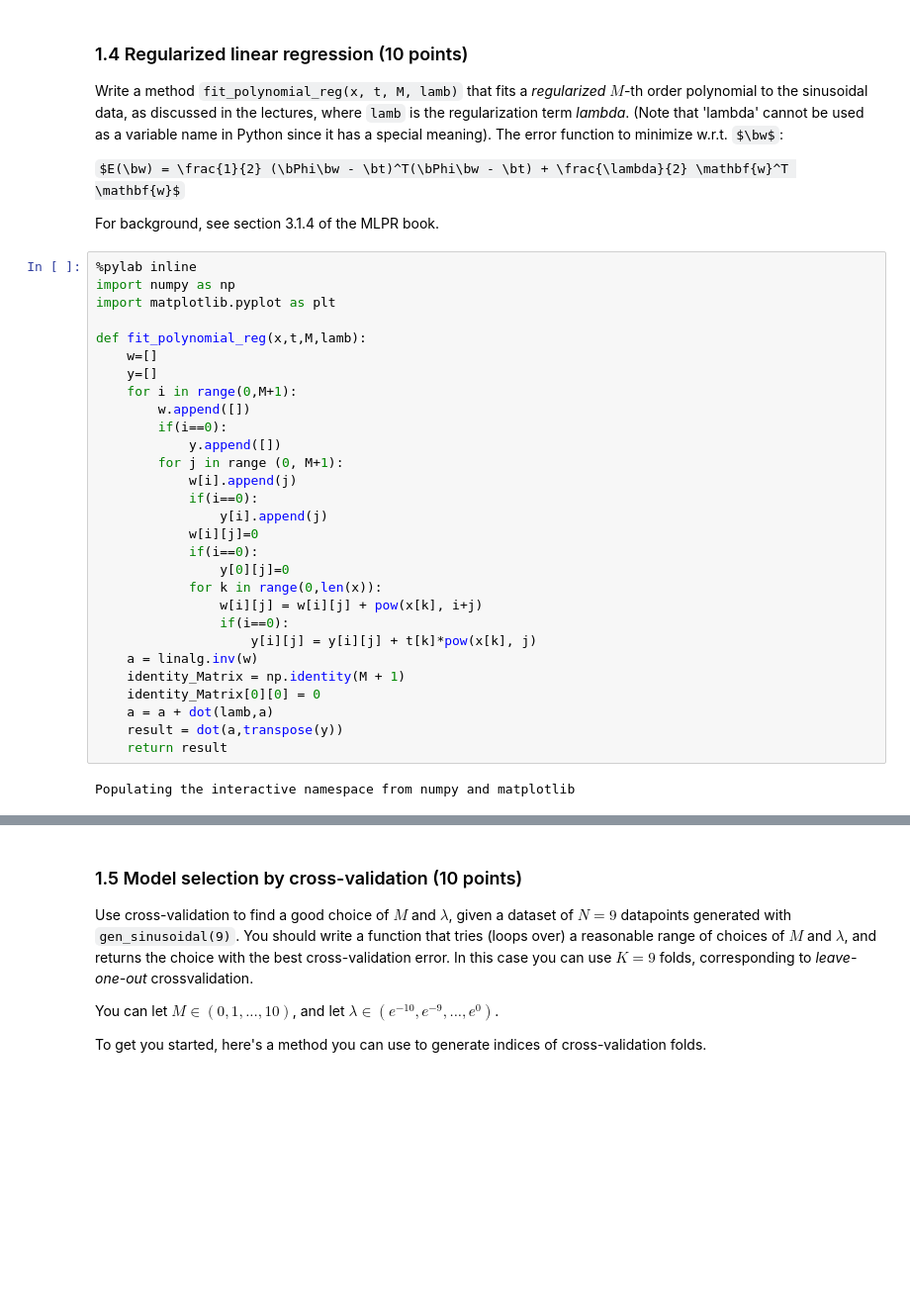
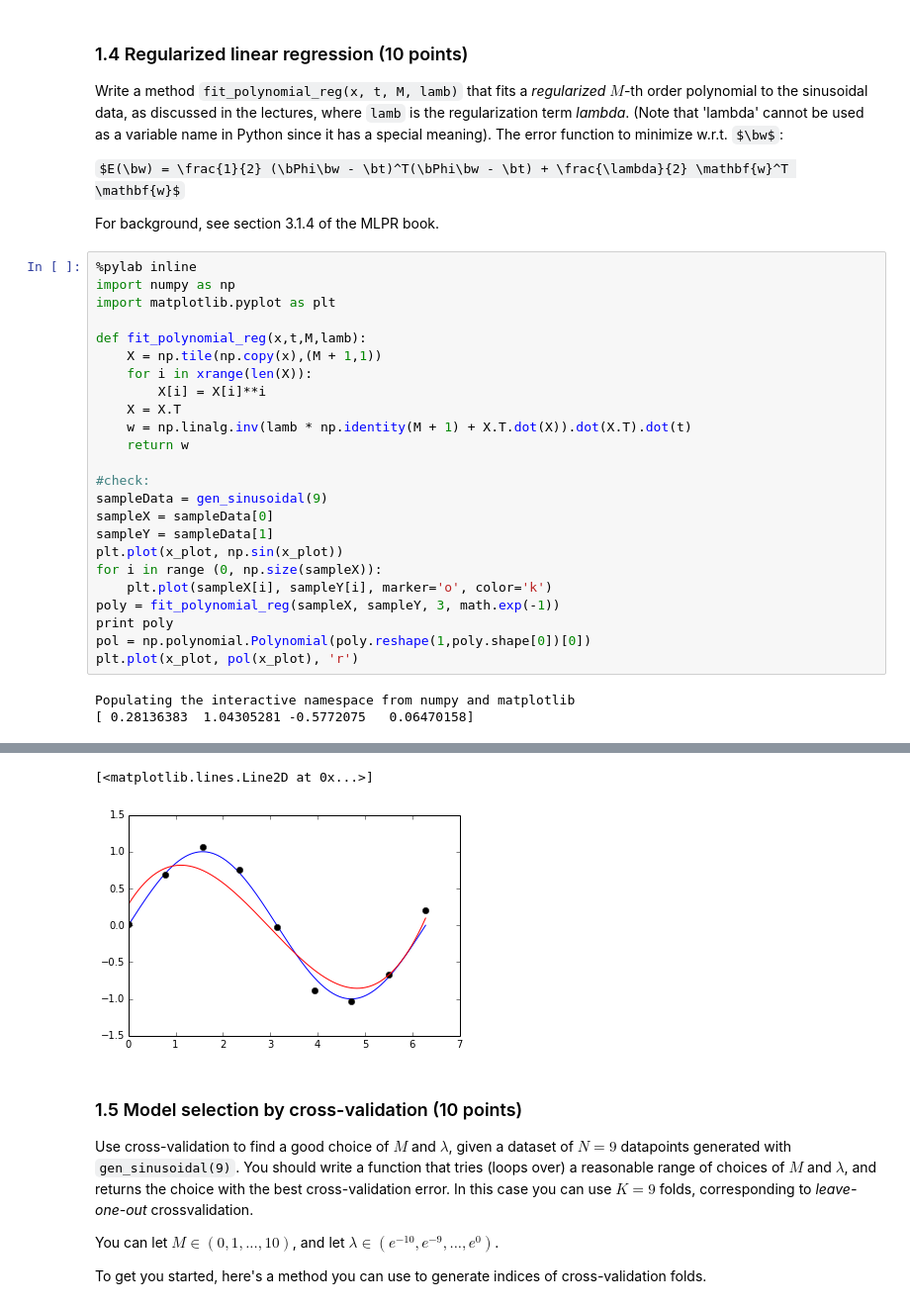
Before and after one commit to TopSteely/ML1, a Jupyter notebook: Lab1/Lab1.ipynb, the cells around one changed output, grey strips where cells are left out. Shown: that part at 99% size. Saved outputs shown, nothing was run; the diff lists cells and outputs as text; some formulas as TeX source; blank space fills up the shorter version.

```diff
--- a/Lab1/Lab1.ipynb
+++ b/Lab1/Lab1.ipynb
@@ -161,34 +133,30 @@ Write a method `fit_polynomial_reg(x, t, M, lamb)` that fits a _regularized_ $M$
 $E(\bw) = \frac{1}{2} (\bPhi\bw - \bt)^T(\bPhi\bw - \bt) + \frac{\lambda}{2} \mathbf{w}^T \mathbf{w}$
 
 For background, see section 3.1.4 of the MLPR book.
-# %%
-%pylab inline
-import numpy as np
-import matplotlib.pyplot as plt
-
-def fit_polynomial_reg(x,t,M,lamb):
-    w=[]
-    y=[]
-    for i in range(0,M+1):
-        w.append([])
-        if(i==0):
-            y.append([])
-        for j in range (0, M+1):
-            w[i].append(j)
-            if(i==0):
-                y[i].append(j)
-            w[i][j]=0
-            if(i==0):
-                y[0][j]=0
-            for k in range(0,len(x)):
-                w[i][j] = w[i][j] + pow(x[k], i+j)
-                if(i==0):
-                    y[i][j] = y[i][j] + t[k]*pow(x[k], j)
-    a = linalg.inv(w)
-    identity_Matrix = np.identity(M + 1)
-    identity_Matrix[0][0] = 0
-    a = a + dot(lamb,a)
-    result = dot(a,transpose(y))
-    return result
-# %% [output]
-Populating the interactive namespace from numpy and matplotlib
+# %%
+%pylab inline
+import numpy as np
+import matplotlib.pyplot as plt
+
+def fit_polynomial_reg(x,t,M,lamb):
+    X = np.tile(np.copy(x),(M + 1,1))
+    for i in xrange(len(X)):
+        X[i] = X[i]**i
+    X = X.T
+    w = np.linalg.inv(lamb * np.identity(M + 1) + X.T.dot(X)).dot(X.T).dot(t)
+    return w
+
+#check:
+sampleData = gen_sinusoidal(9)
+sampleX = sampleData[0]
+sampleY = sampleData[1]
+plt.plot(x_plot, np.sin(x_plot))
+for i in range (0, np.size(sampleX)):
+    plt.plot(sampleX[i], sampleY[i], marker='o', color='k')
+poly = fit_polynomial_reg(sampleX, sampleY, 3, math.exp(-1))
+print poly
+pol = np.polynomial.Polynomial(poly.reshape(1,poly.shape[0])[0])
+plt.plot(x_plot, pol(x_plot), 'r')
+# %% [output]
+Populating the interactive namespace from numpy and matplotlib
+[ 0.28136383  1.04305281 -0.5772075   0.06470158]
@@ -195,3 +165,5 @@ Populating the interactive namespace from numpy and matplotlib
+[<matplotlib.lines.Line2D at 0x...>]
+[figure, added]
 # %% [markdown]
 
 
```
Also changed, not shown: parts of 9 cells of this notebook.
